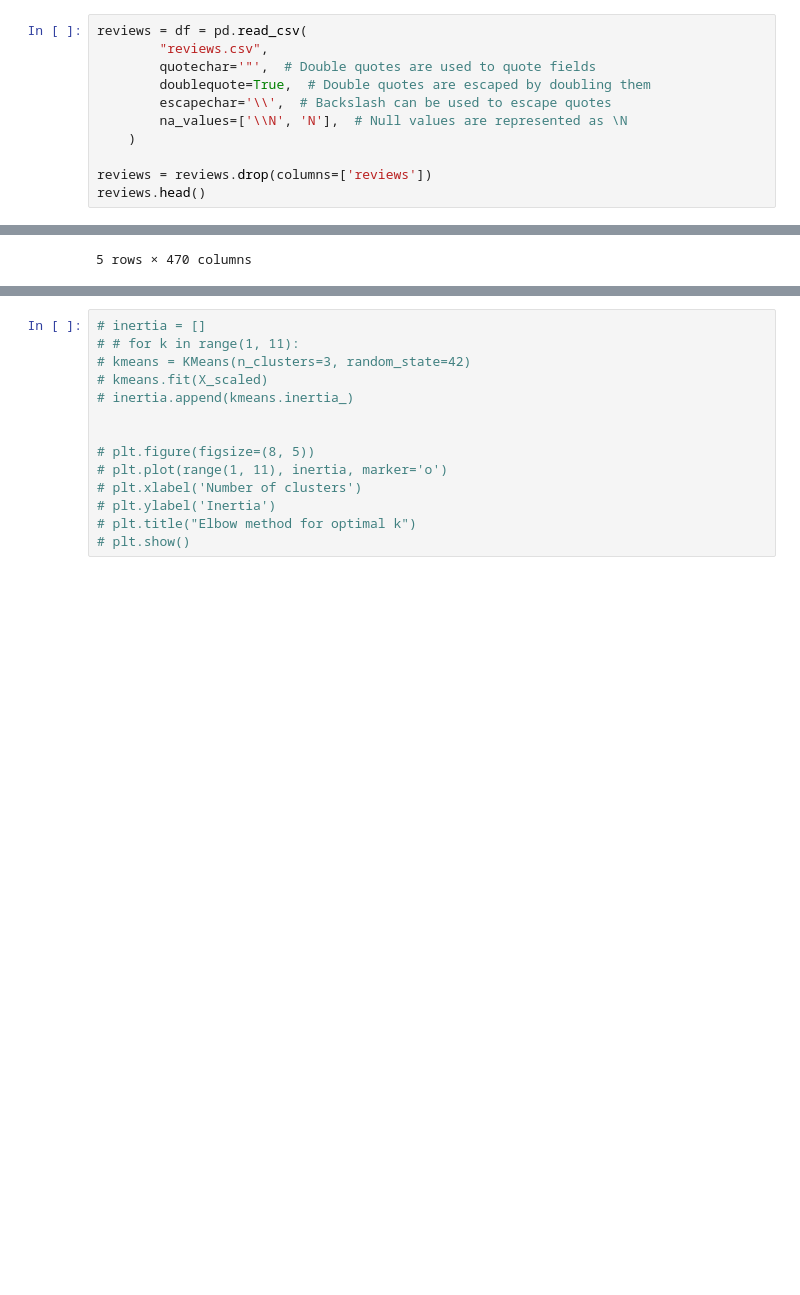
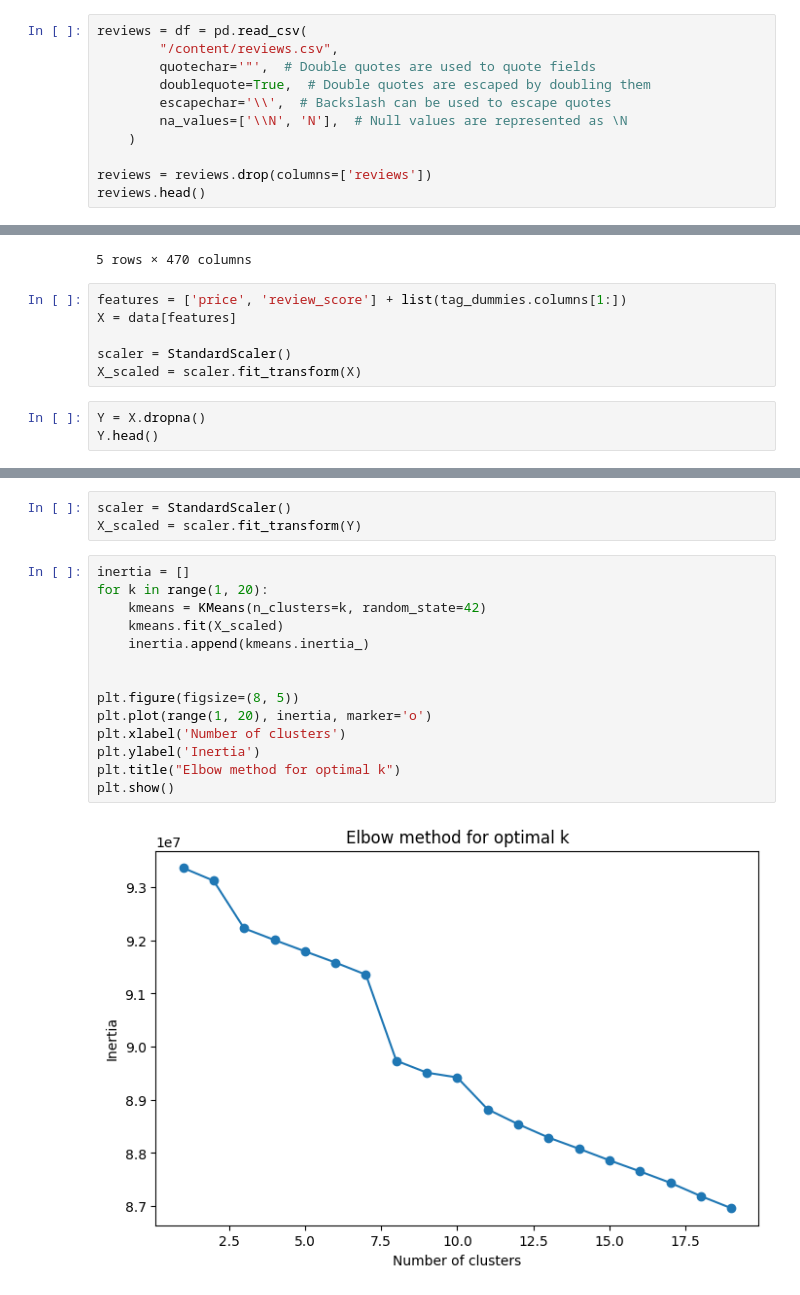
Before and after one commit to Ritvik2205/fds-cw2, a Jupyter notebook: cw2.ipynb, the cells around one changed output, grey strips where cells are left out. Saved outputs shown, nothing was run; the diff lists cells and outputs as text; blank space fills up the shorter version.

```diff
--- a/cw2.ipynb
+++ b/cw2.ipynb
@@ -140,6 +138,6 @@ genre = pd.read_csv('genres.csv')
 # %%
 reviews = df = pd.read_csv(
-        "reviews.csv",
+        "/content/reviews.csv",
         quotechar='"',  # Double quotes are used to quote fields
         doublequote=True,  # Double quotes are escaped by doubling them
         escapechar='\\',  # Backslash can be used to escape quotes
@@ -195,3 +193,12 @@ data.head()
 | 3 | 40 | Deathmatch Classic | 2001-06-01 | False | [English, French, German, Italian... | game | EUR | 4.99 | 499.0 | ... |
 | 4 | 50 | Half-Life: Opposing Force | 1999-11-01 | False | [English, French, German, Korean] | game | EUR | 4.99 | 499.0 | ... |
 5 rows × 470 columns
+# %%
+features = ['price', 'review_score'] + list(tag_dummies.columns[1:])
+X = data[features]
+
+scaler = StandardScaler()
+X_scaled = scaler.fit_transform(X)
+# %%
+Y = X.dropna()
+Y.head()
@@ -198,14 +213,19 @@ data.head()
+# %%
+scaler = StandardScaler()
+X_scaled = scaler.fit_transform(Y)
 # %%
-# inertia = []
-# # for k in range(1, 11):
-# kmeans = KMeans(n_clusters=3, random_state=42)
-# kmeans.fit(X_scaled)
-# inertia.append(kmeans.inertia_)
+inertia = []
+for k in range(1, 20):
+    kmeans = KMeans(n_clusters=k, random_state=42)
+    kmeans.fit(X_scaled)
+    inertia.append(kmeans.inertia_)
 
 
-# plt.figure(figsize=(8, 5))
-# plt.plot(range(1, 11), inertia, marker='o')
-# plt.xlabel('Number of clusters')
-# plt.ylabel('Inertia')
-# plt.title("Elbow method for optimal k")
-# plt.show()
+plt.figure(figsize=(8, 5))
+plt.plot(range(1, 20), inertia, marker='o')
+plt.xlabel('Number of clusters')
+plt.ylabel('Inertia')
+plt.title("Elbow method for optimal k")
+plt.show()
+# %% [output]
+[figure, added]
```
Also changed, not shown: parts of 7 cells of this notebook.
